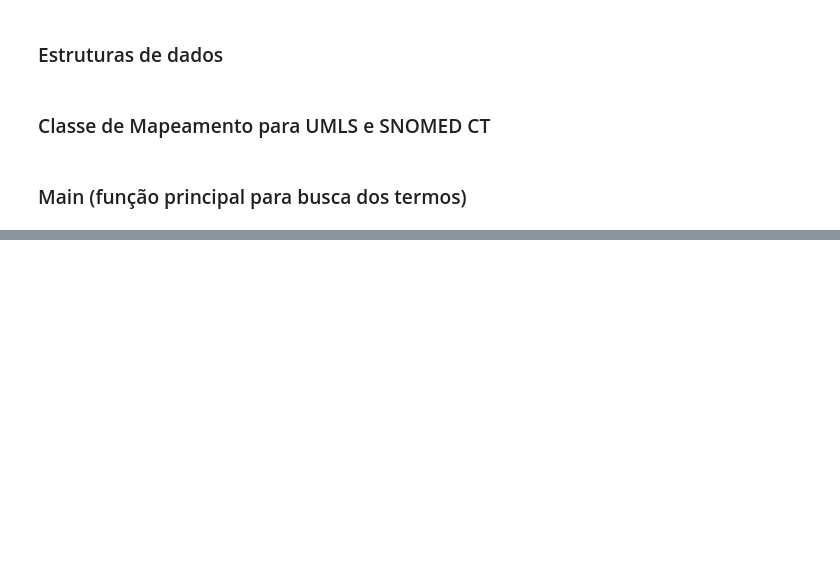
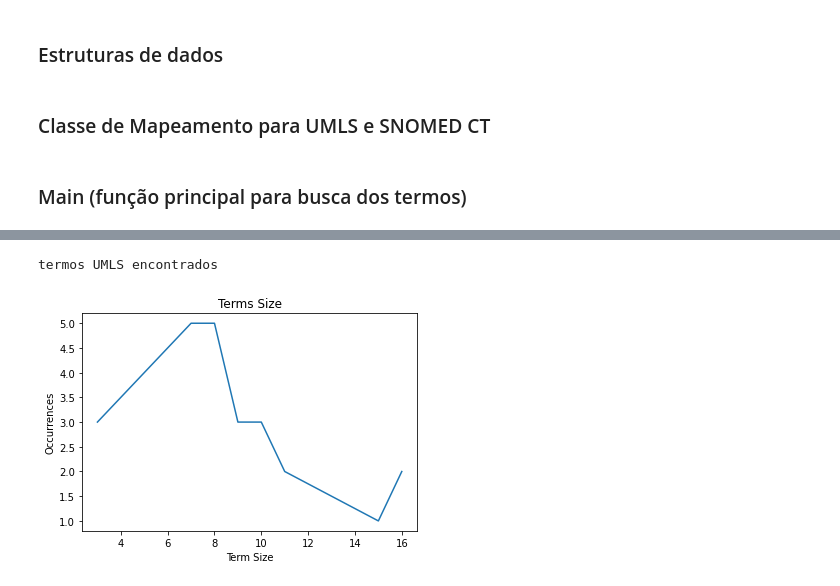
Before and after one commit to HAILab-PUCPR/MapClin-UMLS-SNOMEDCT, a Jupyter notebook: MapClin.ipynb, the cells around one changed output, grey strips where cells are left out. Cells and saved outputs as stored; diff of their text form; code cells hidden in the pictures; blank space fills up the shorter version.

```diff
--- a/MapClin.ipynb
+++ b/MapClin.ipynb
@@ -1797,0 +2153,7 @@ df.head(50)
+# %%
+print("termos UMLS encontrados")
+searchedTerms = OutputHelper().selectVar(resultados,"original")
+plotTermsSize(searchedTerms)
+# %% [output]
+termos UMLS encontrados
+[figure, added]
```
Also changed, not shown: parts of 37 cells of this notebook, 1 other file.
